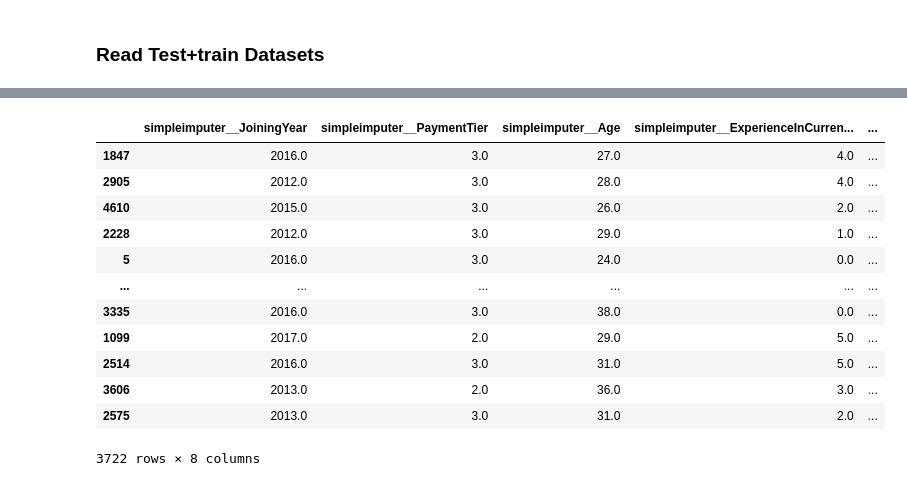
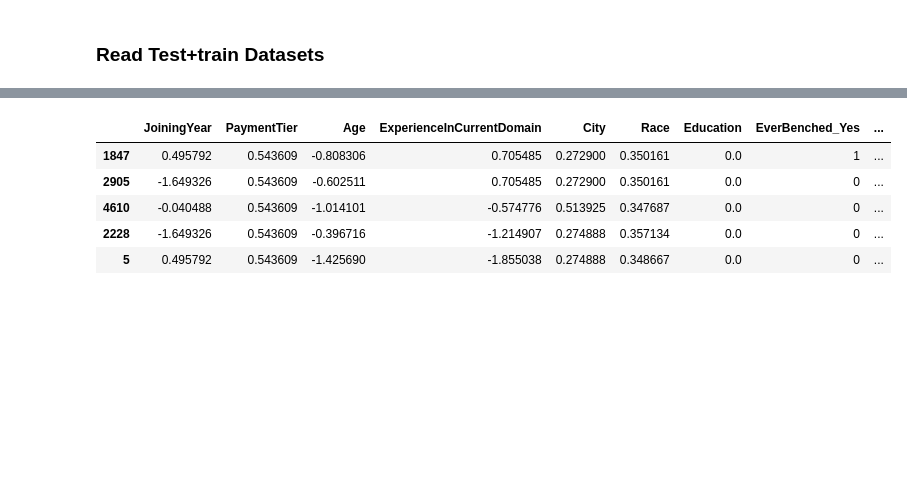
Before and after one commit to AndroZa0812/NayaProject4, a Jupyter notebook: pipeline.ipynb, the cells around one changed output, grey strips where cells are left out. Drawn from its saved outputs; the diff is of its cells as text; code cells hidden in the pictures; blank space fills up the shorter version.

```diff
--- a/pipeline.ipynb
+++ b/pipeline.ipynb
@@ -92,38 +77,29 @@ education_order = ["Bachelors", "Masters", "PHD"]
 ct = ColumnTransformer([
         ('TargetEncoder', TargetEncoder(), ['City', 'Race']),
         ('EducationLevelEncoder', OrdinalEncoder(categories=[education_order]), ['Education']),
+        ('imputer', SimpleImputer(strategy="median"), num_attrs),
+        ('dummy', FunctionTransformer(pd.get_dummies, kw_args={'drop_first': True, "dtype": int}), ['EverBenched', 'Gender'])
     ], remainder='passthrough', verbose_feature_names_out=False)
 ct.set_output(transform='pandas')
 
-dummy_encoder = make_column_transformer((DummyEncoder(), ['EverBenched', 'Gender']))
-#dummy_encoder.set_output(transform='pandas')
-
-numeric_transformer = make_column_transformer(
-    (SimpleImputer(strategy="median"), num_attrs),
-    (StandardScaler(), num_attrs),
-)
-numeric_transformer.set_output(transform='pandas')
+scaler_transformer = make_column_transformer((StandardScaler(), num_attrs), remainder='passthrough', verbose_feature_names_out=False)
+scaler_transformer.set_output(transform='pandas')
 
 full_pipeline = Pipeline([
     ('ColumnTransformers', ct),
-    #('DummyEncoder',dummy_encoder),
-    ('NumericTransformer', numeric_transformer),
+    ('scaler', scaler_transformer),
 ])
 
 # # Fit and transform the data
 X_train_prepared = full_pipeline.fit_transform(X_train, y_train)
-X_train_prepared
+# X_train_prepared.head()
-# %% [output]
-|  | simpleimputer__JoiningYear | simpleimputer__PaymentTier | simpleimputer__Age | simpleimputer__ExperienceInCurren... | ... |
-| 1847 | 2016.0 | 3.0 | 27.0 | 4.0 | ... |
-| 2905 | 2012.0 | 3.0 | 28.0 | 4.0 | ... |
-| 4610 | 2015.0 | 3.0 | 26.0 | 2.0 | ... |
-| 2228 | 2012.0 | 3.0 | 29.0 | 1.0 | ... |
-| 5 | 2016.0 | 3.0 | 24.0 | 0.0 | ... |
-| ... | ... | ... | ... | ... | ... |
-| 3335 | 2016.0 | 3.0 | 38.0 | 0.0 | ... |
-| 1099 | 2017.0 | 2.0 | 29.0 | 5.0 | ... |
-| 2514 | 2016.0 | 3.0 | 31.0 | 5.0 | ... |
-| 3606 | 2013.0 | 2.0 | 36.0 | 3.0 | ... |
-| 2575 | 2013.0 | 3.0 | 31.0 | 2.0 | ... |
-3722 rows × 8 columns
+# %%
+full_train_ds = X_train_prepared.join(y_train)
+full_train_ds.head()
+# %% [output]
+|  | JoiningYear | PaymentTier | Age | ExperienceInCurrentDomain | City | Race | Education | EverBenched_Yes | ... |
+| 1847 | 0.495792 | 0.543609 | -0.808306 | 0.705485 | 0.272900 | 0.350161 | 0.0 | 1 | ... |
+| 2905 | -1.649326 | 0.543609 | -0.602511 | 0.705485 | 0.272900 | 0.350161 | 0.0 | 0 | ... |
+| 4610 | -0.040488 | 0.543609 | -1.014101 | -0.574776 | 0.513925 | 0.347687 | 0.0 | 0 | ... |
+| 2228 | -1.649326 | 0.543609 | -0.396716 | -1.214907 | 0.274888 | 0.357134 | 0.0 | 0 | ... |
+| 5 | 0.495792 | 0.543609 | -1.425690 | -1.855038 | 0.274888 | 0.348667 | 0.0 | 0 | ... |
```
Also changed, not shown: parts of 9 cells of this notebook, 3 other files.
